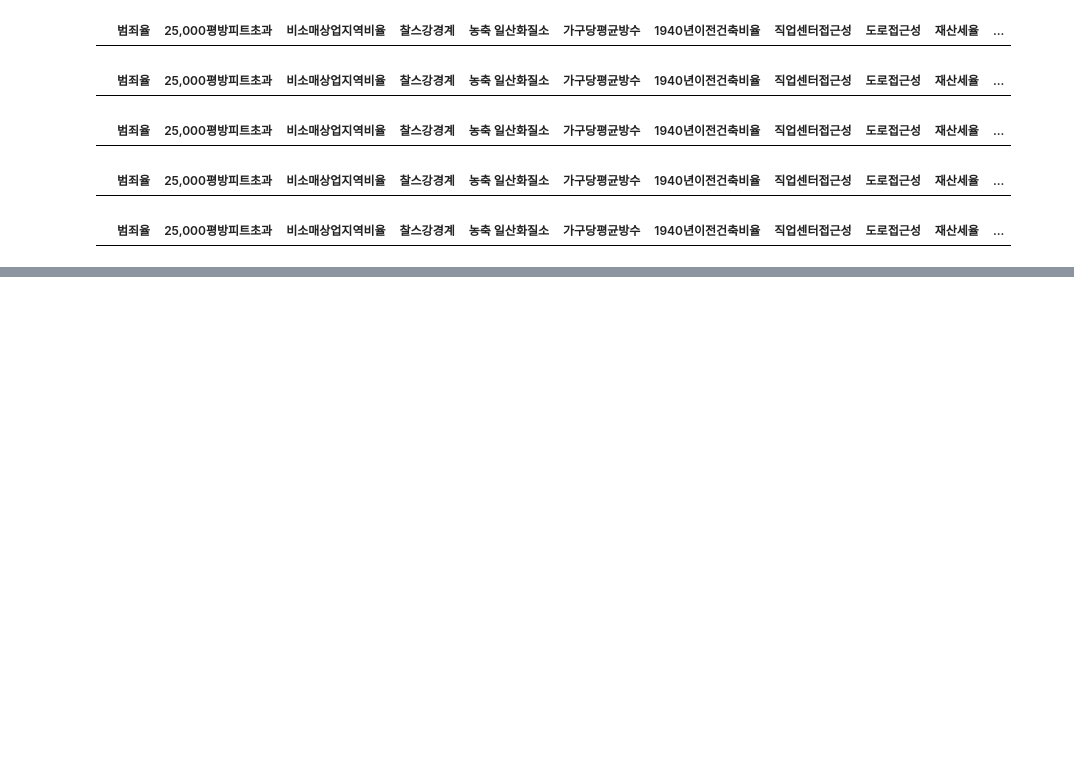
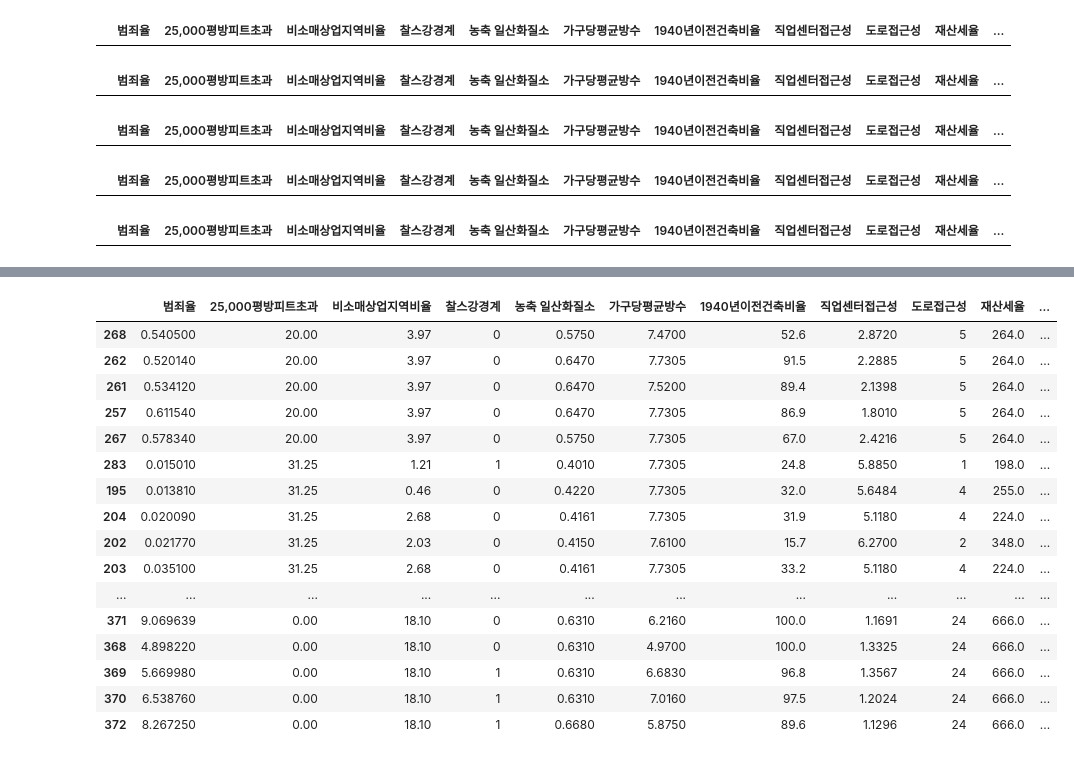
Before and after one commit to juhooong/fintech_service, a Jupyter notebook: 06machine_learning/14회귀분석_보스턴집값예측_라쏘_릿지_엘라스틱넷(김주호).ipynb, the cells around one changed output, grey strips where cells are left out. Drawn from its saved outputs; the diff is of its cells as text; code cells hidden in the pictures; blank space fills up the shorter version.

```diff
--- a/06machine_learning/14회귀분석_보스턴집값예측_라쏘_릿지_엘라스틱넷(김주호).ipynb
+++ b/06machine_learning/14회귀분석_보스턴집값예측_라쏘_릿지_엘라스틱넷(김주호).ipynb
@@ -201,0 +270,20 @@ sns.heatmap(data.corr(numeric_only=True), annot=True, linewidth=1)
+# %%
+data[data['주택가격'] == 36.9625].sort_values(by='학생/교사비율')
+# %% [output]
+|  | 범죄율 | 25,000평방피트초과 | 비소매상업지역비율 | 찰스강경계 | 농축 일산화질소 | 가구당평균방수 | 1940년이전건축비율 | 직업센터접근성 | 도로접근성 | 재산세율 | ... |
+| 268 | 0.540500 | 20.00 | 3.97 | 0 | 0.5750 | 7.4700 | 52.6 | 2.8720 | 5 | 264.0 | ... |
+| 262 | 0.520140 | 20.00 | 3.97 | 0 | 0.6470 | 7.7305 | 91.5 | 2.2885 | 5 | 264.0 | ... |
+| 261 | 0.534120 | 20.00 | 3.97 | 0 | 0.6470 | 7.5200 | 89.4 | 2.1398 | 5 | 264.0 | ... |
+| 257 | 0.611540 | 20.00 | 3.97 | 0 | 0.6470 | 7.7305 | 86.9 | 1.8010 | 5 | 264.0 | ... |
+| 267 | 0.578340 | 20.00 | 3.97 | 0 | 0.5750 | 7.7305 | 67.0 | 2.4216 | 5 | 264.0 | ... |
+| 283 | 0.015010 | 31.25 | 1.21 | 1 | 0.4010 | 7.7305 | 24.8 | 5.8850 | 1 | 198.0 | ... |
+| 195 | 0.013810 | 31.25 | 0.46 | 0 | 0.4220 | 7.7305 | 32.0 | 5.6484 | 4 | 255.0 | ... |
+| 204 | 0.020090 | 31.25 | 2.68 | 0 | 0.4161 | 7.7305 | 31.9 | 5.1180 | 4 | 224.0 | ... |
+| 202 | 0.021770 | 31.25 | 2.03 | 0 | 0.4150 | 7.6100 | 15.7 | 6.2700 | 2 | 348.0 | ... |
+| 203 | 0.035100 | 31.25 | 2.68 | 0 | 0.4161 | 7.7305 | 33.2 | 5.1180 | 4 | 224.0 | ... |
+| ... | ... | ... | ... | ... | ... | ... | ... | ... | ... | ... | ... |
+| 371 | 9.069639 | 0.00 | 18.10 | 0 | 0.6310 | 6.2160 | 100.0 | 1.1691 | 24 | 666.0 | ... |
+| 368 | 4.898220 | 0.00 | 18.10 | 0 | 0.6310 | 4.9700 | 100.0 | 1.3325 | 24 | 666.0 | ... |
+| 369 | 5.669980 | 0.00 | 18.10 | 1 | 0.6310 | 6.6830 | 96.8 | 1.3567 | 24 | 666.0 | ... |
+| 370 | 6.538760 | 0.00 | 18.10 | 1 | 0.6310 | 7.0160 | 97.5 | 1.2024 | 24 | 666.0 | ... |
+| 372 | 8.267250 | 0.00 | 18.10 | 1 | 0.6680 | 5.8750 | 89.6 | 1.1296 | 24 | 666.0 | ... |
```
Also changed, not shown: parts of 10 cells of this notebook, 2 other files.
